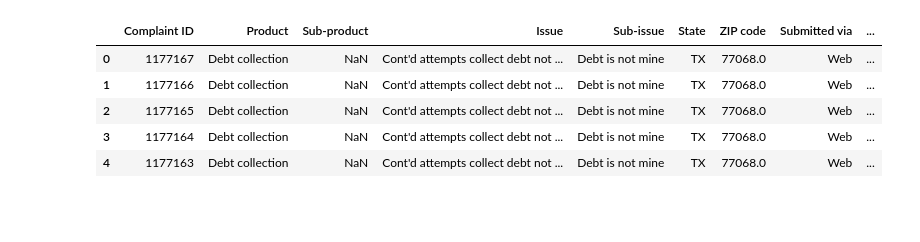
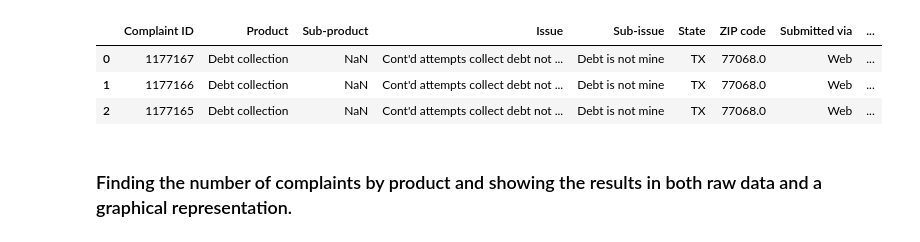
Before and after one commit to sateigen/consumer-complaints, a Jupyter notebook: consumer_complaints.ipynb, the cells around one changed output. Cells and saved outputs as stored; diff of their text form; code cells hidden in the pictures; blank space fills up the shorter version.

```diff
--- a/consumer_complaints.ipynb
+++ b/consumer_complaints.ipynb
@@ -5,13 +5,13 @@ import matplotlib.pyplot as plt
 %matplotlib inline
 # %%
 complaints_data = pd.read_csv('complaints.csv')
-complaints_data.head()
+complaints_data.head(3)
 # %% [output]
 |  | Complaint ID | Product | Sub-product | Issue | Sub-issue | State | ZIP code | Submitted via | ... |
 | 0 | 1177167 | Debt collection | NaN | Cont'd attempts collect debt not ... | Debt is not mine | TX | 77068.0 | Web | ... |
 | 1 | 1177166 | Debt collection | NaN | Cont'd attempts collect debt not ... | Debt is not mine | TX | 77068.0 | Web | ... |
 | 2 | 1177165 | Debt collection | NaN | Cont'd attempts collect debt not ... | Debt is not mine | TX | 77068.0 | Web | ... |
-| 3 | 1177164 | Debt collection | NaN | Cont'd attempts collect debt not ... | Debt is not mine | TX | 77068.0 | Web | ... |
-| 4 | 1177163 | Debt collection | NaN | Cont'd attempts collect debt not ... | Debt is not mine | TX | 77068.0 | Web | ... |
+# %% [markdown]
+### Finding the number of complaints by product and showing the results in both raw data and a graphical representation.
 # %%
 product = complaints_data['Product'].value_counts()
```
Also changed, not shown: parts of 16 cells of this notebook.
